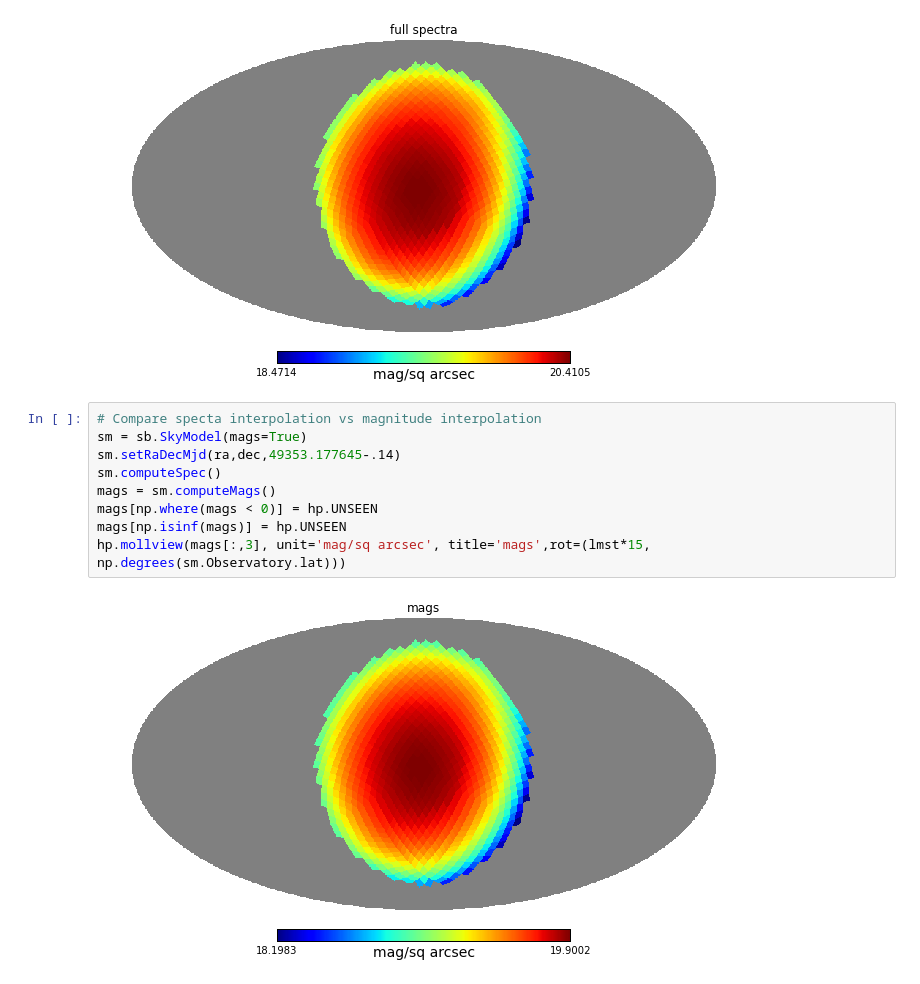
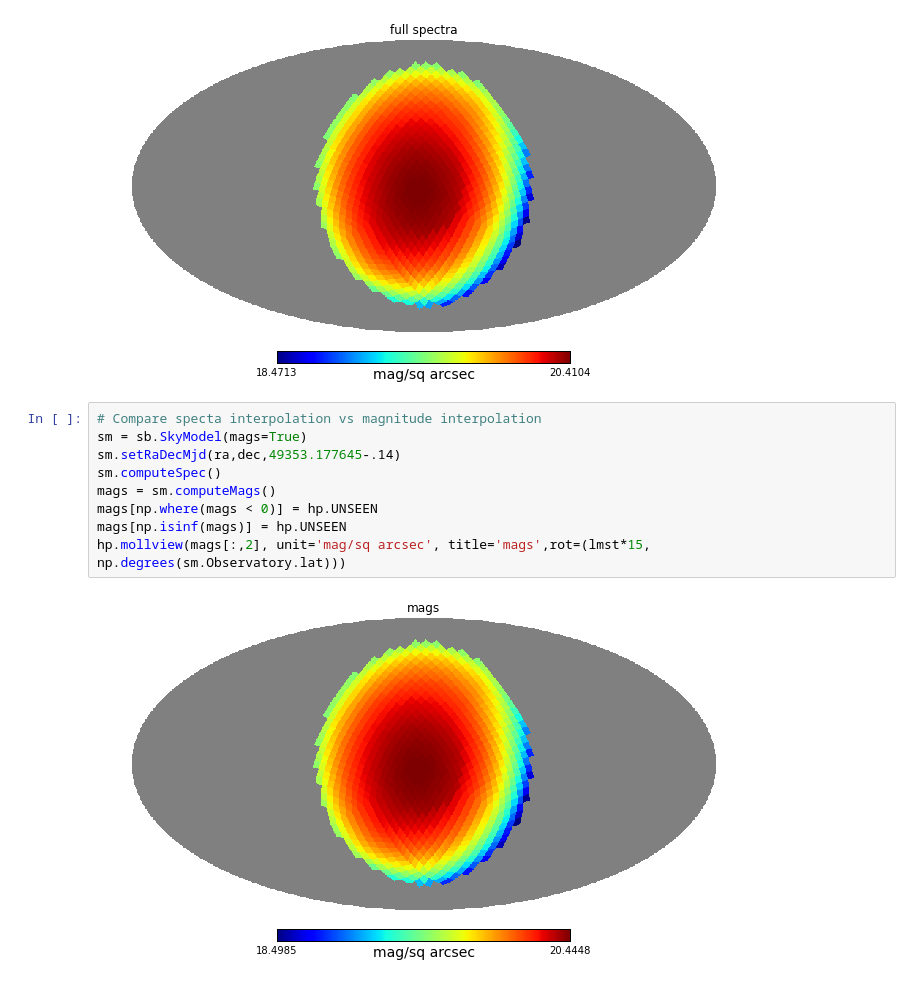
Before and after one commit to lsst-sims/legacy_sims_skybrightness, a Jupyter notebook: doc/SkybrightnessDoc.ipynb, the cells around one changed output. Drawn from its saved outputs; the diff is of its cells as text.

```diff
--- a/doc/SkybrightnessDoc.ipynb
+++ b/doc/SkybrightnessDoc.ipynb
@@ -364,12 +364,12 @@ hp.mollview(mags, unit='mag/sq arcsec', title='full spectra',rot=(lmst*15, np.de
 # %%
 # Compare specta interpolation vs magnitude interpolation
 sm = sb.SkyModel(mags=True)
 sm.setRaDecMjd(ra,dec,49353.177645-.14)
 sm.computeSpec()
 mags = sm.computeMags()
 mags[np.where(mags < 0)] = hp.UNSEEN
 mags[np.isinf(mags)] = hp.UNSEEN
-hp.mollview(mags[:,3], unit='mag/sq arcsec', title='mags',rot=(lmst*15, np.degrees(sm.Observatory.lat)))
+hp.mollview(mags[:,2], unit='mag/sq arcsec', title='mags',rot=(lmst*15, np.degrees(sm.Observatory.lat)))
 # %% [output]
-[figure, old version]
+[figure, new version]
 # %%
```
Also changed, not shown: parts of 3 cells of this notebook, 2 other files.
